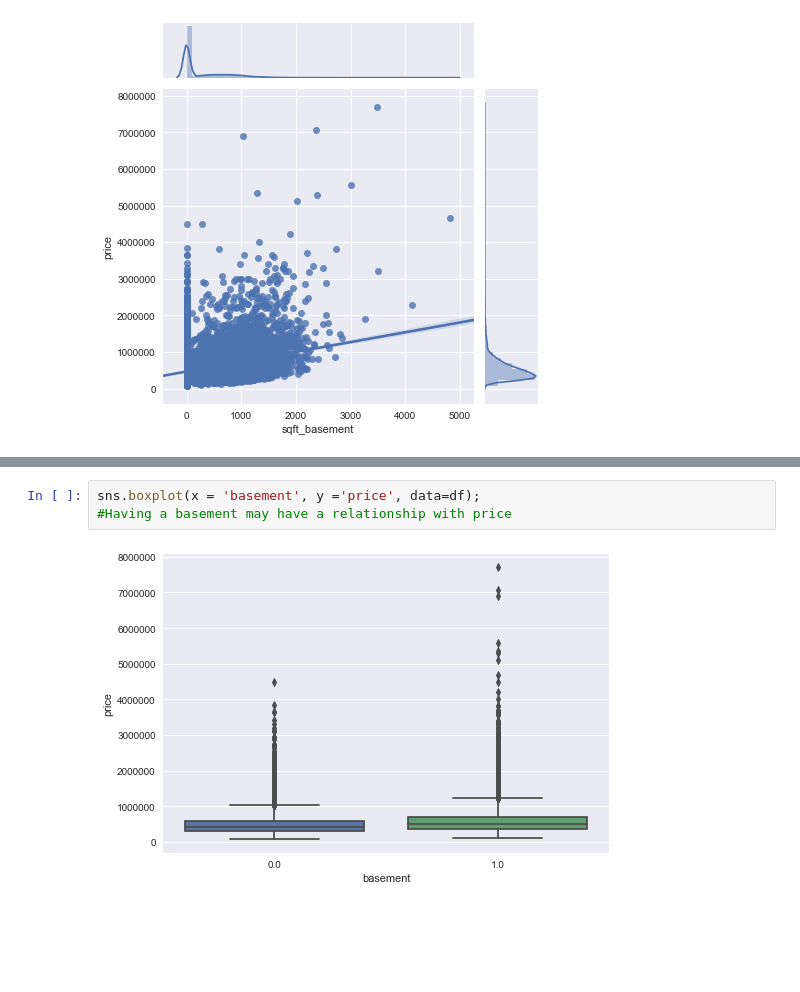
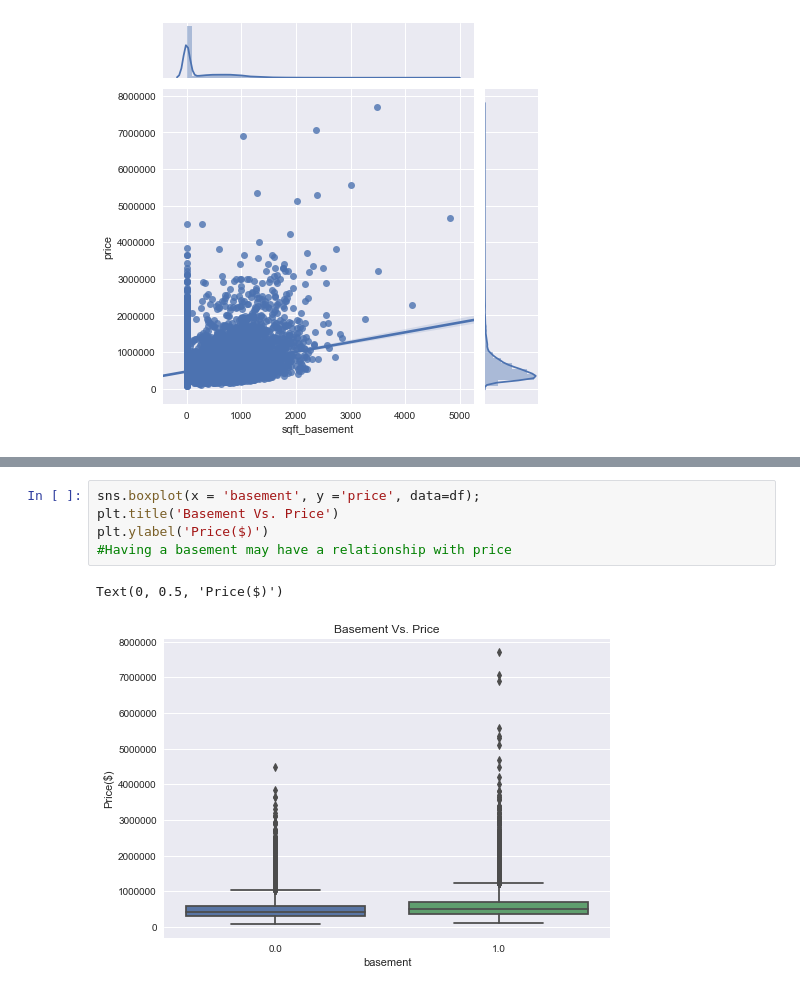
Before and after one commit to newhousem/Linear-Regression-Project, a Jupyter notebook: Data Cleaning and EDA.ipynb, the cells around one changed output, grey strips where cells are left out. Drawn from its saved outputs; the diff is of its cells as text; blank space fills up the shorter version.

```diff
--- a/Data Cleaning and EDA.ipynb
+++ b/Data Cleaning and EDA.ipynb
@@ -370,5 +396,8 @@ sns.boxplot(x = 'grade', y ='price', data=df);
 # %%
 sns.boxplot(x = 'basement', y ='price', data=df);
+plt.title('Basement Vs. Price')
+plt.ylabel('Price($)')
 #Having a basement may have a relationship with price
 # %% [output]
+Text(0, 0.5, 'Price($)')
-[figure, old version]
+[figure, new version]
```
Also changed, not shown: parts of 11 cells of this notebook, 16 other files.
